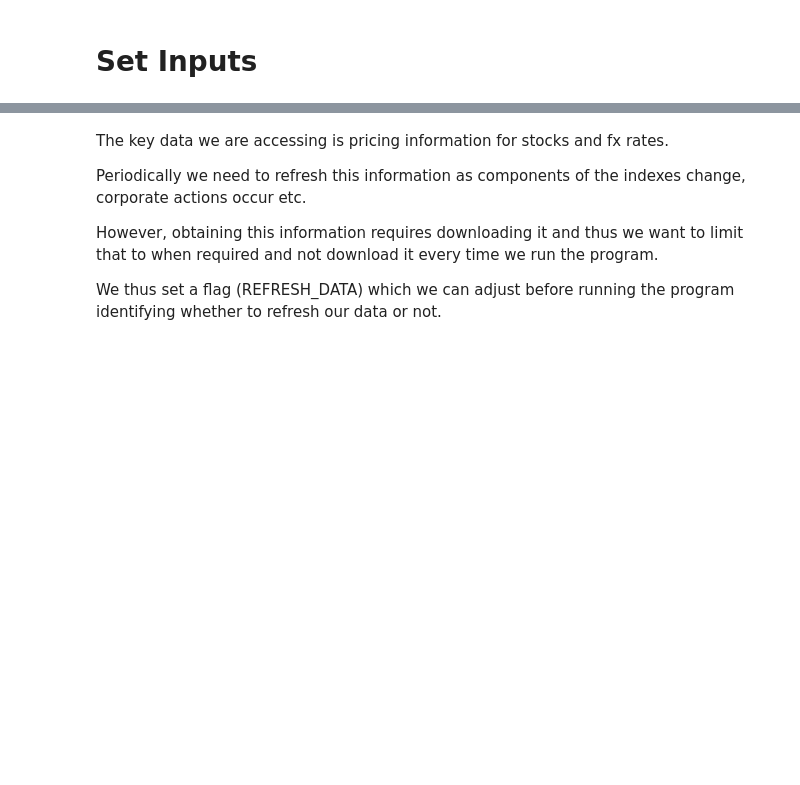
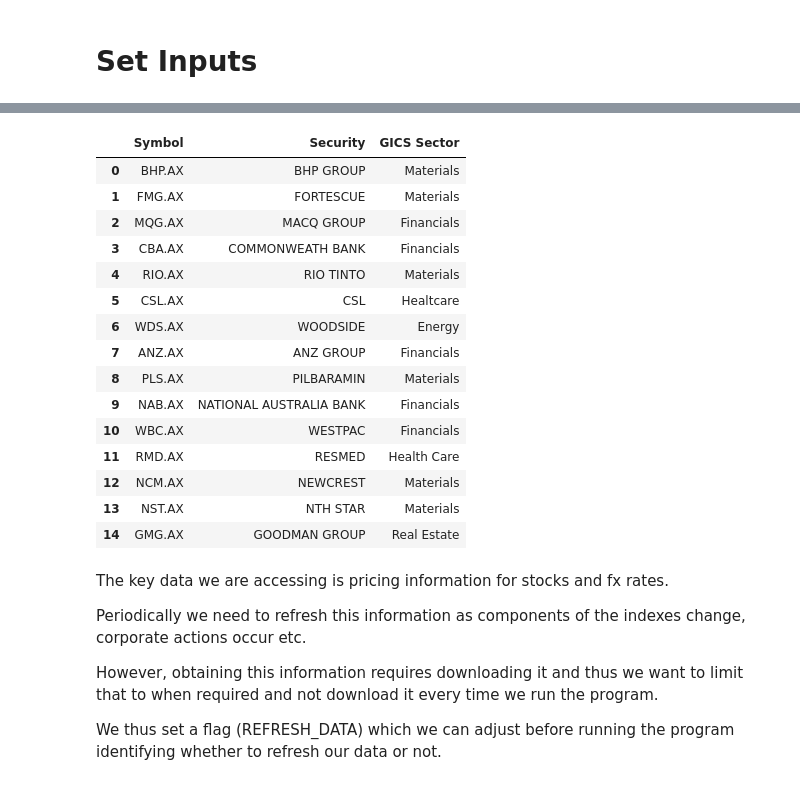
Before and after one commit to raymcg/ZZEN9021, a Jupyter notebook: Final Project.ipynb, the cells around one changed output, grey strips where cells are left out. Cells and saved outputs as stored; diff of their text form; code cells hidden in the pictures; blank space fills up the shorter version.

Commit message:
Refined ASX Member Info

```diff
--- a/Final Project.ipynb
+++ b/Final Project.ipynb
@@ -102,3 +55,45 @@ df
+# %%
+cols = ['Symbol', 'Security','GICS Sector']
+
+data = [
+['BHP.AX', 'BHP GROUP' ,'Materials'],
+['FMG.AX', 'FORTESCUE', 'Materials'],
+['MQG.AX', 'MACQUARIE GROUP', 'Financials'],
+['CBA.AX', 'COMMONWEATH BANK', 'Financials'],
+['RIO.AX', 'RIO TINTO', 'Materials'],
+['CSL.AX', 'CSL', 'Healtcare'],
+['WDS.AX', 'WOODSIDE','Energy'],
+['ANZ.AX', 'ANZ GROUP', 'Financials'],
+['PLS.AX', 'PILBARAMIN', 'Materials'],
+['NAB.AX', 'NATIONAL AUSTRALIA BANK', 'Financials'],
+['WBC.AX', 'WESTPAC ', 'Financials'],
+['RMD.AX', 'RESMED', 'Health Care'],
+['NCM.AX', 'NEWCREST', 'Materials'],
+['NST.AX', 'NTH STAR', 'Materials'],
+['GMG.AX', 'GOODMAN GROUP', 'Real Estate'],
+]
+
+df = pd.DataFrame(data = data, columns=cols)
+
+df.to_csv('asx_15_info.csv')
+df
+# %% [output]
+|  | Symbol | Security | GICS Sector |
+| 0 | BHP.AX | BHP GROUP | Materials |
+| 1 | FMG.AX | FORTESCUE | Materials |
+| 2 | MQG.AX | MACQ GROUP | Financials |
+| 3 | CBA.AX | COMMONWEATH BANK | Financials |
+| 4 | RIO.AX | RIO TINTO | Materials |
+| 5 | CSL.AX | CSL | Healtcare |
+| 6 | WDS.AX | WOODSIDE | Energy |
+| 7 | ANZ.AX | ANZ GROUP | Financials |
+| 8 | PLS.AX | PILBARAMIN | Materials |
+| 9 | NAB.AX | NATIONAL AUSTRALIA BANK | Financials |
+| 10 | WBC.AX | WESTPAC | Financials |
+| 11 | RMD.AX | RESMED | Health Care |
+| 12 | NCM.AX | NEWCREST | Materials |
+| 13 | NST.AX | NTH STAR | Materials |
+| 14 | GMG.AX | GOODMAN GROUP | Real Estate |
 # %%
 # List of tickers/symbols of currencies that we wish to handle
 FX_TICKERS = ["AUDUSD=X", "HKDUSD=X", "JPYUSD=X", "SGDUSD=X"]
```
Also changed, not shown: parts of 7 cells of this notebook.
